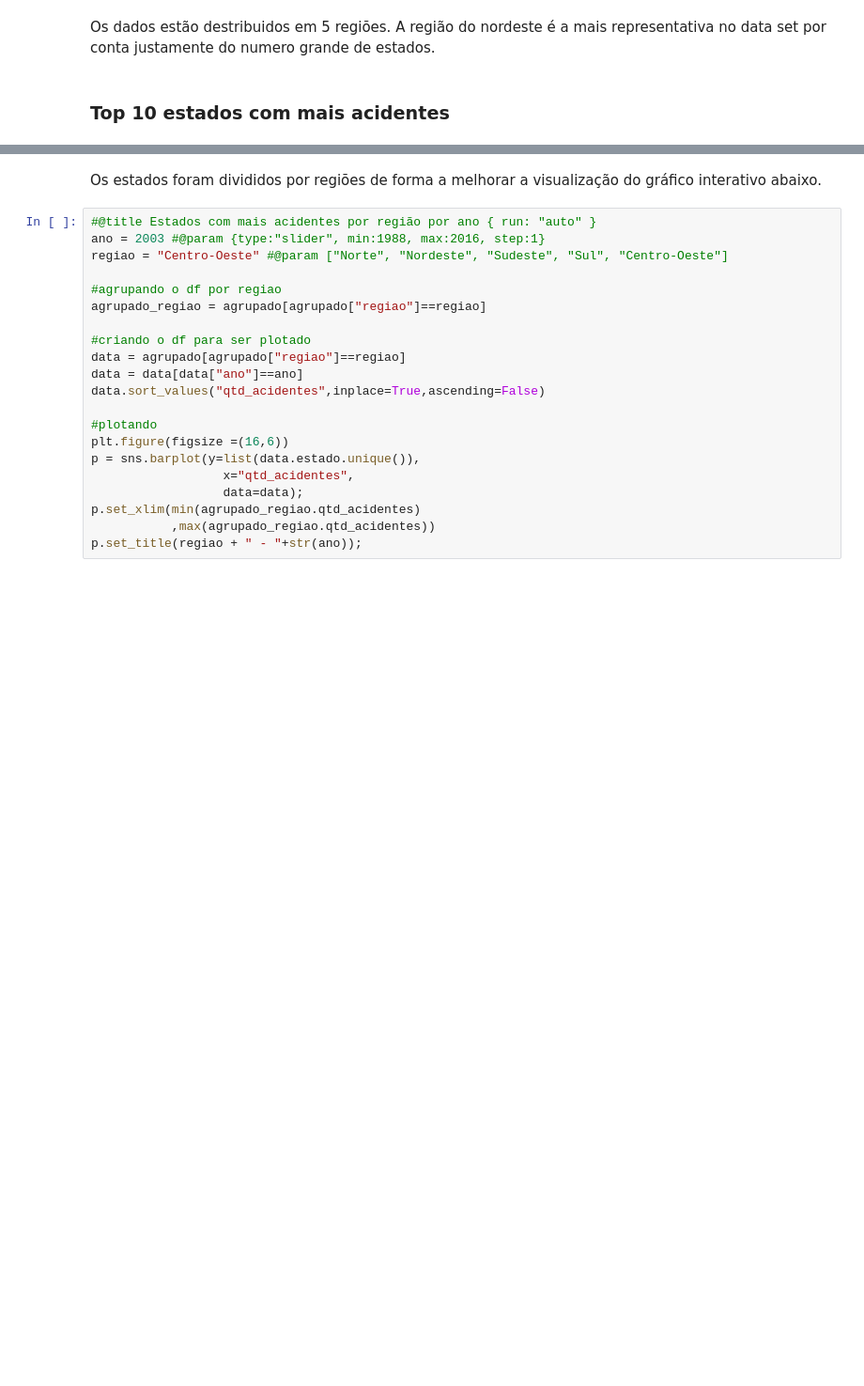
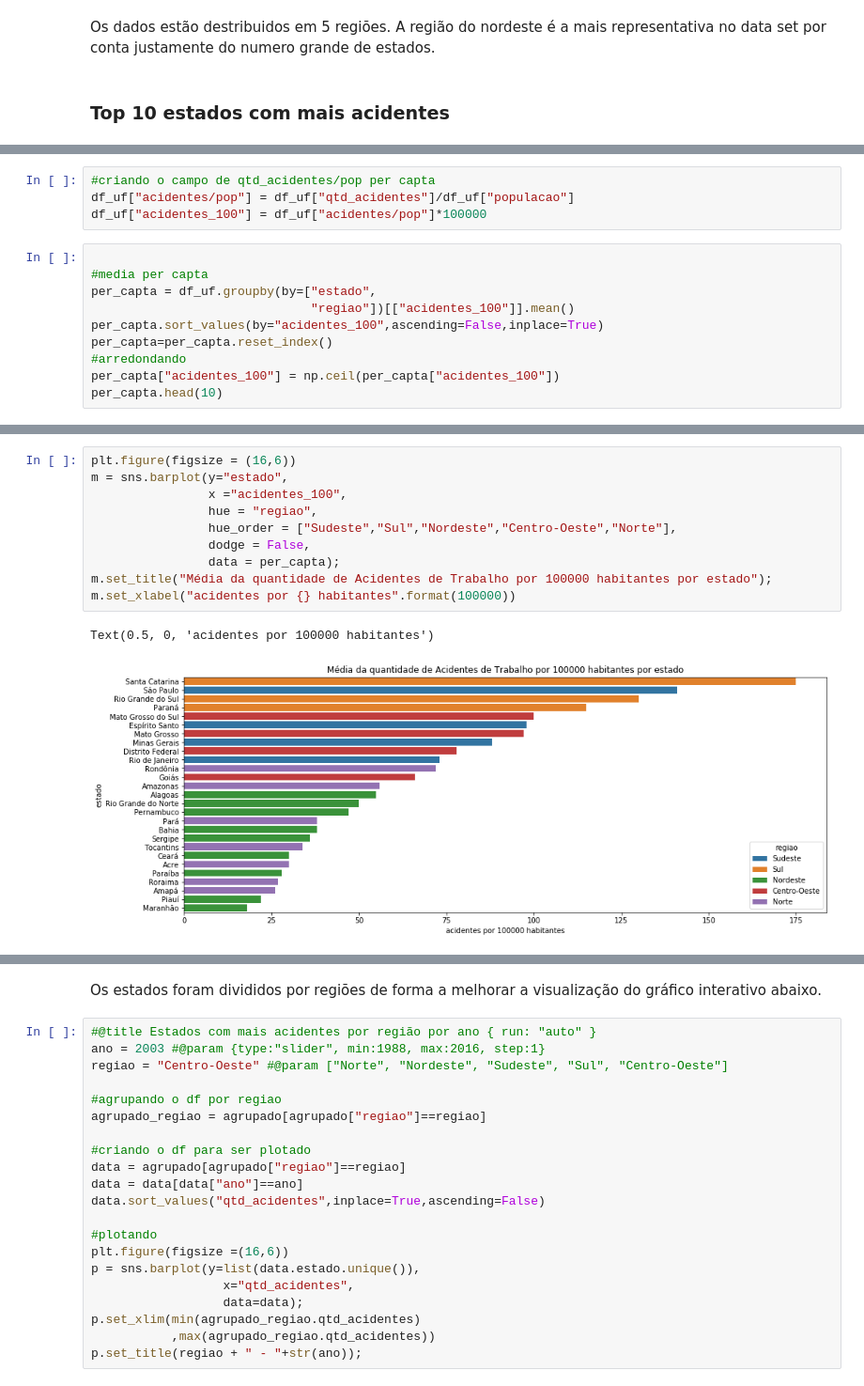
Before and after one commit to lorransr/CAT, a Jupyter notebook: Acidentes_de_Trabalho.ipynb, the cells around one changed output, grey strips where cells are left out. Shown: that part at 94% size. Saved outputs shown, nothing was run; the diff lists cells and outputs as text; blank space fills up the shorter version.

```diff
--- a/Acidentes_de_Trabalho.ipynb
+++ b/Acidentes_de_Trabalho.ipynb
@@ -322,0 +346,14 @@ Mais uma vez São Paulo se mostra como grande outlier da massa de dados. Na verd
+# %%
+#criando o campo de qtd_acidentes/pop per capta
+df_uf["acidentes/pop"] = df_uf["qtd_acidentes"]/df_uf["populacao"]
+df_uf["acidentes_100"] = df_uf["acidentes/pop"]*100000
+# %%
+
+#media per capta
+per_capta = df_uf.groupby(by=["estado",
+                              "regiao"])[["acidentes_100"]].mean()
+per_capta.sort_values(by="acidentes_100",ascending=False,inplace=True)
+per_capta=per_capta.reset_index()
+#arredondando
+per_capta["acidentes_100"] = np.ceil(per_capta["acidentes_100"])
+per_capta.head(10)
@@ -328,0 +385,13 @@ m.set_title("Média da quantidade de Acidentes de Trabalho por estado");
+# %%
+plt.figure(figsize = (16,6))
+m = sns.barplot(y="estado",
+                x ="acidentes_100",
+                hue = "regiao",
+                hue_order = ["Sudeste","Sul","Nordeste","Centro-Oeste","Norte"],
+                dodge = False,
+                data = per_capta);
+m.set_title("Média da quantidade de Acidentes de Trabalho por 100000 habitantes por estado");
+m.set_xlabel("acidentes por {} habitantes".format(100000))
+# %% [output]
+Text(0.5, 0, 'acidentes por 100000 habitantes')
+[figure, added]
```
Also changed, not shown: parts of 58 cells of this notebook.
